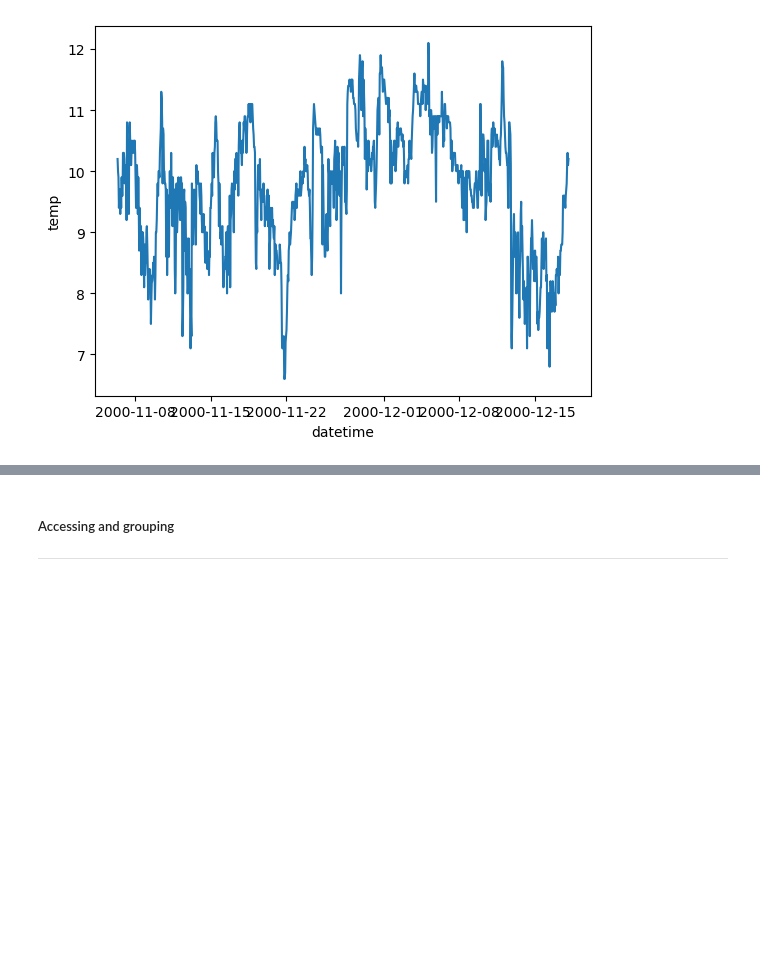
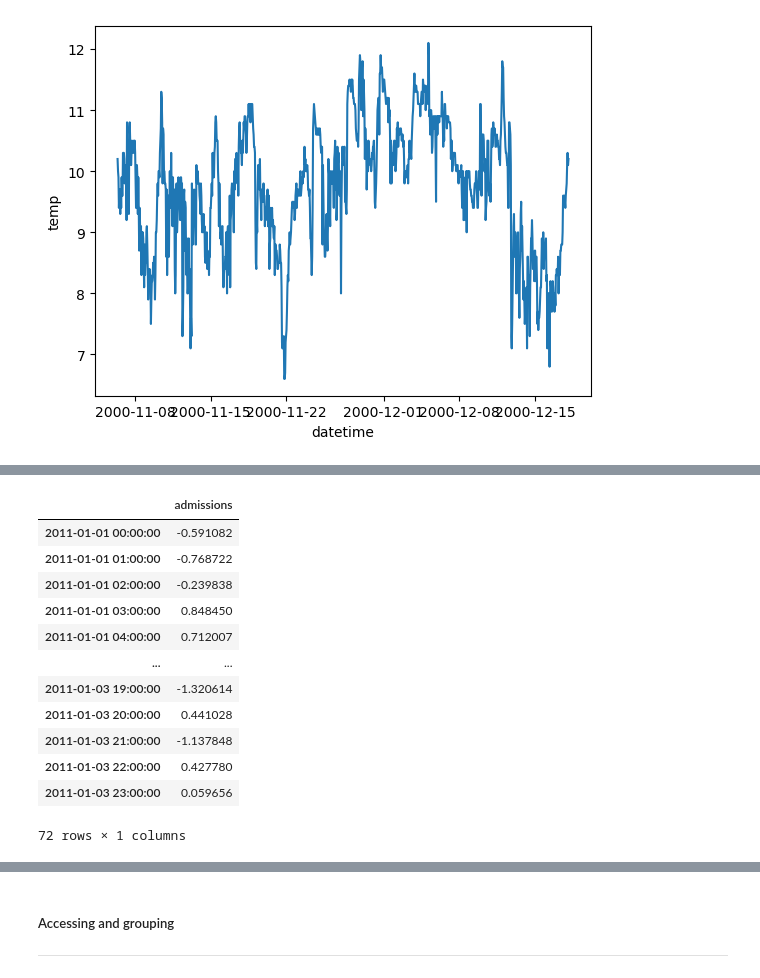
Before and after one commit to E6985/pda-time-series, a Jupyter notebook: time-series.ipynb, the cells around one changed output, grey strips where cells are left out. Drawn from its saved outputs; the diff is of its cells as text; code cells hidden in the pictures; blank space fills up the shorter version.

```diff
--- a/time-series.ipynb
+++ b/time-series.ipynb
@@ -195,0 +461,17 @@ rng
+# %%
+ts=pd.DataFrame(np.random.standard_normal(len(idx)),index=idx,columns=["admissions"])
+ts
+# %% [output]
+|  | admissions |
+| 2011-01-01 00:00:00 | -0.591082 |
+| 2011-01-01 01:00:00 | -0.768722 |
+| 2011-01-01 02:00:00 | -0.239838 |
+| 2011-01-01 03:00:00 | 0.848450 |
+| 2011-01-01 04:00:00 | 0.712007 |
+| ... | ... |
+| 2011-01-03 19:00:00 | -1.320614 |
+| 2011-01-03 20:00:00 | 0.441028 |
+| 2011-01-03 21:00:00 | -1.137848 |
+| 2011-01-03 22:00:00 | 0.427780 |
+| 2011-01-03 23:00:00 | 0.059656 |
+72 rows × 1 columns
```
Also changed, not shown: parts of 45 cells of this notebook.
